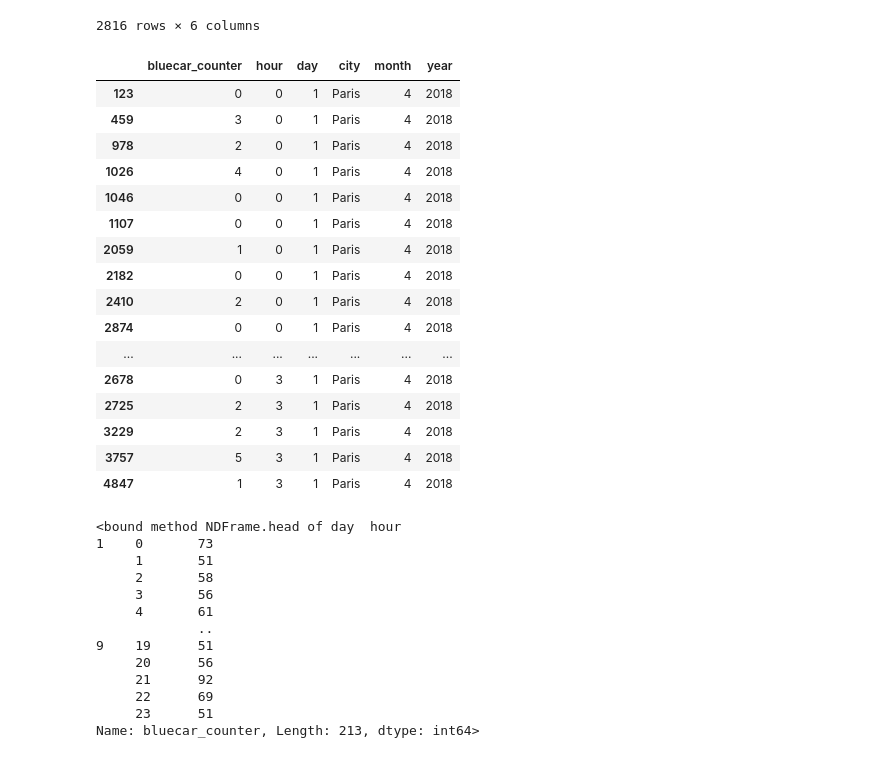
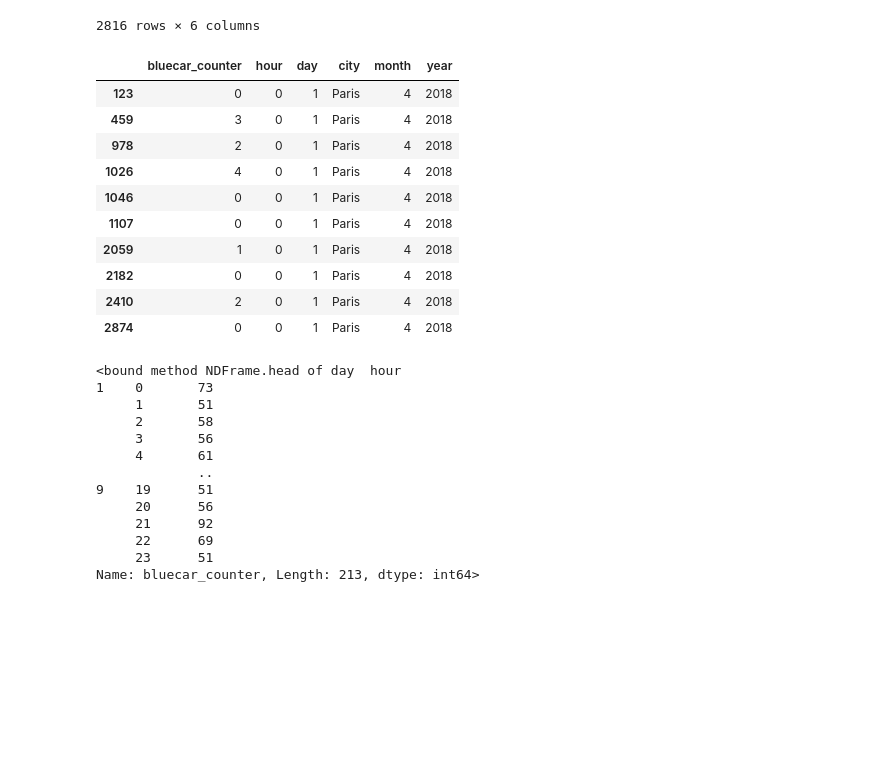
Before and after one commit to 001ckk/Moringa-week-4-IP, a Jupyter notebook: Moringa_Data_Science_Prep_W4_Independent_Project_2022_04_Christopher_Kimani_Python.ipynb, the cells around one changed output. Saved outputs shown, nothing was run; the diff lists cells and outputs as text; code cells hidden in the pictures; blank space fills up the shorter version.

```diff
--- a/Moringa_Data_Science_Prep_W4_Independent_Project_2022_04_Christopher_Kimani_Python.ipynb
+++ b/Moringa_Data_Science_Prep_W4_Independent_Project_2022_04_Christopher_Kimani_Python.ipynb
@@ -159,26 +159,20 @@ df2
 # %%
 # Arranging the days from the first day to the last day (ascending order) and from the first hour to the last hour.
 # This shows for each day and each hour the number of bluecar_counters orderd
 
-df2.sort_values(by = ['day','hour']).head(48)
+df2.sort_values(by = ['day','hour']).head(10)
 # %% [output]
 |  | bluecar_counter | hour | day | city | month | year |
 | 123 | 0 | 0 | 1 | Paris | 4 | 2018 |
 | 459 | 3 | 0 | 1 | Paris | 4 | 2018 |
 | 978 | 2 | 0 | 1 | Paris | 4 | 2018 |
 | 1026 | 4 | 0 | 1 | Paris | 4 | 2018 |
 | 1046 | 0 | 0 | 1 | Paris | 4 | 2018 |
 | 1107 | 0 | 0 | 1 | Paris | 4 | 2018 |
 | 2059 | 1 | 0 | 1 | Paris | 4 | 2018 |
 | 2182 | 0 | 0 | 1 | Paris | 4 | 2018 |
 | 2410 | 2 | 0 | 1 | Paris | 4 | 2018 |
 | 2874 | 0 | 0 | 1 | Paris | 4 | 2018 |
-| ... | ... | ... | ... | ... | ... | ... |
-| 2678 | 0 | 3 | 1 | Paris | 4 | 2018 |
-| 2725 | 2 | 3 | 1 | Paris | 4 | 2018 |
-| 3229 | 2 | 3 | 1 | Paris | 4 | 2018 |
-| 3757 | 5 | 3 | 1 | Paris | 4 | 2018 |
-| 4847 | 1 | 3 | 1 | Paris | 4 | 2018 |
 # %%
 # The sum of green cars orderd per day
 
```
